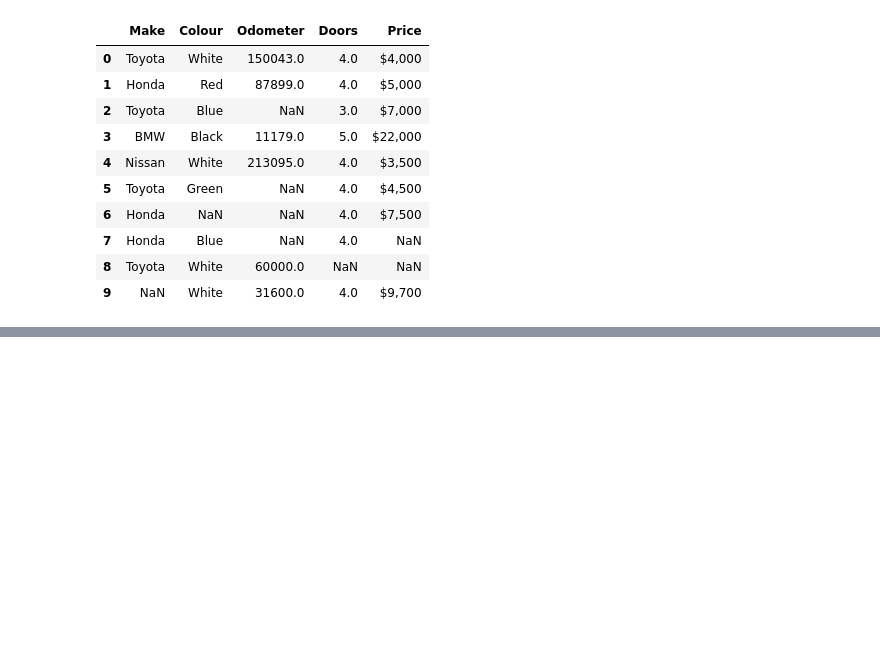
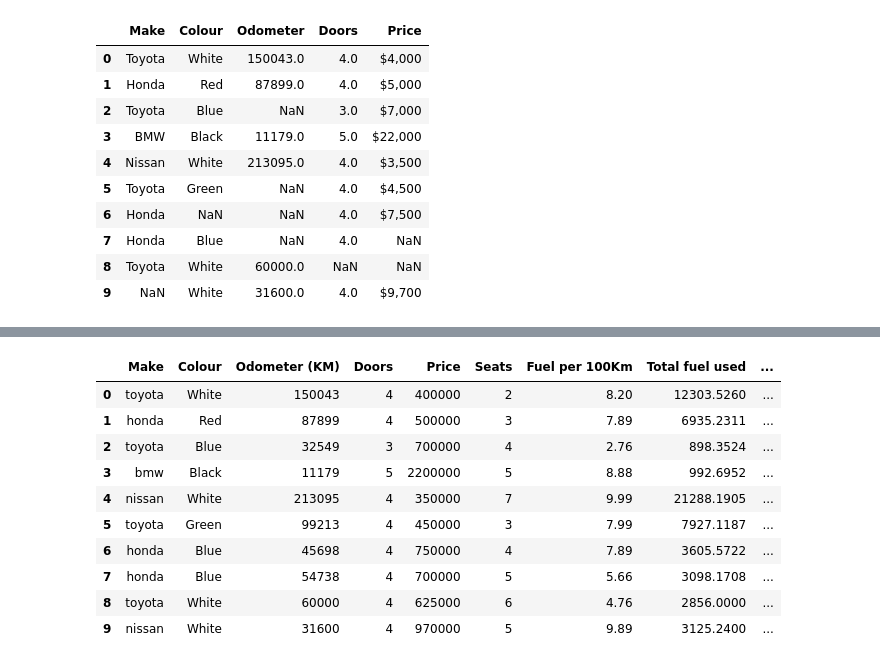
Before and after one commit to GKPSingh/M2D3, a Jupyter notebook: Introduction to Pandas .ipynb, the cells around one changed output, grey strips where cells are left out. Drawn from its saved outputs; the diff is of its cells as text; code cells hidden in the pictures; blank space fills up the shorter version.

```diff
--- a/Introduction to Pandas .ipynb
+++ b/Introduction to Pandas .ipynb
@@ -473,3 +473,10 @@ car_sales_missing
 | 7 | Honda | Blue | NaN | 4.0 | NaN |
 | 8 | Toyota | White | 60000.0 | NaN | NaN |
 | 9 | NaN | White | 31600.0 | 4.0 | $9,700 |
+# %%
+## Columns from series
+seats_column = pd.Series([2,3,4,5,7,3,4,5,6,5])
+
+# New column called seats
+car_sales['Seats']= seats_column
+car_sales
@@ -475,0 +509,5 @@ car_sales_missing
+# %%
+# colums from list
+fuel_economy = [8.2, 7.89, 2.76, 8.88, 9.99,7.99,7.89, 5.66, 4.76,9.89]
+car_sales['Fuel per 100Km'] = fuel_economy
+car_sales
@@ -475,0 +526,16 @@ car_sales_missing
+# %%
+car_sales['Total fuel used (L)'] = car_sales['Odometer (KM)']/100*car_sales['Fuel per 100Km']
+# %%
+car_sales
+# %% [output]
+|  | Make | Colour | Odometer (KM) | Doors | Price | Seats | Fuel per 100Km | Total fuel used | ... |
+| 0 | toyota | White | 150043 | 4 | 400000 | 2 | 8.20 | 12303.5260 | ... |
+| 1 | honda | Red | 87899 | 4 | 500000 | 3 | 7.89 | 6935.2311 | ... |
+| 2 | toyota | Blue | 32549 | 3 | 700000 | 4 | 2.76 | 898.3524 | ... |
+| 3 | bmw | Black | 11179 | 5 | 2200000 | 5 | 8.88 | 992.6952 | ... |
+| 4 | nissan | White | 213095 | 4 | 350000 | 7 | 9.99 | 21288.1905 | ... |
+| 5 | toyota | Green | 99213 | 4 | 450000 | 3 | 7.99 | 7927.1187 | ... |
+| 6 | honda | Blue | 45698 | 4 | 750000 | 4 | 7.89 | 3605.5722 | ... |
+| 7 | honda | Blue | 54738 | 4 | 700000 | 5 | 5.66 | 3098.1708 | ... |
+| 8 | toyota | White | 60000 | 4 | 625000 | 6 | 4.76 | 2856.0000 | ... |
+| 9 | nissan | White | 31600 | 4 | 970000 | 5 | 9.89 | 3125.2400 | ... |
```
Also changed, not shown: parts of 15 cells of this notebook.
